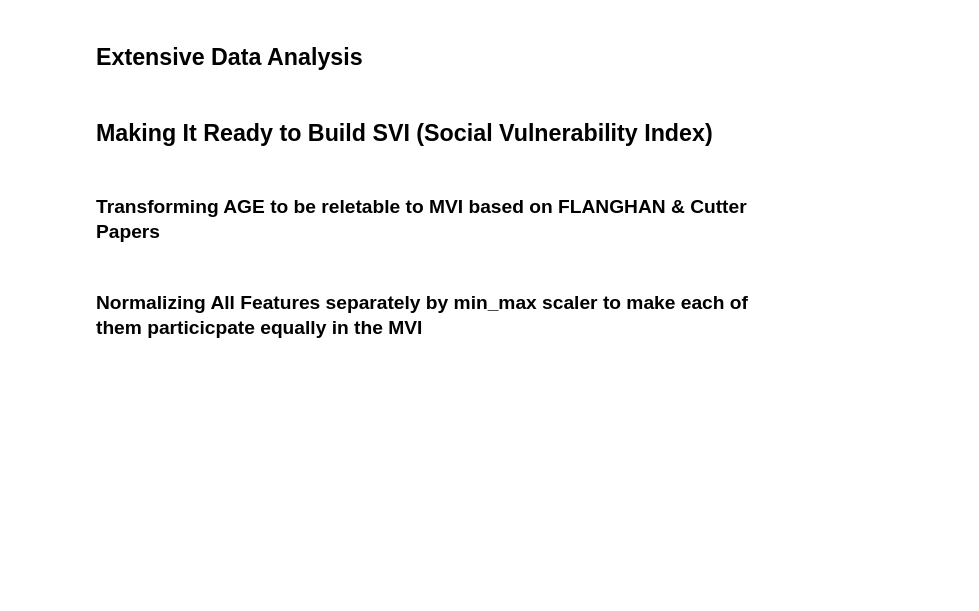
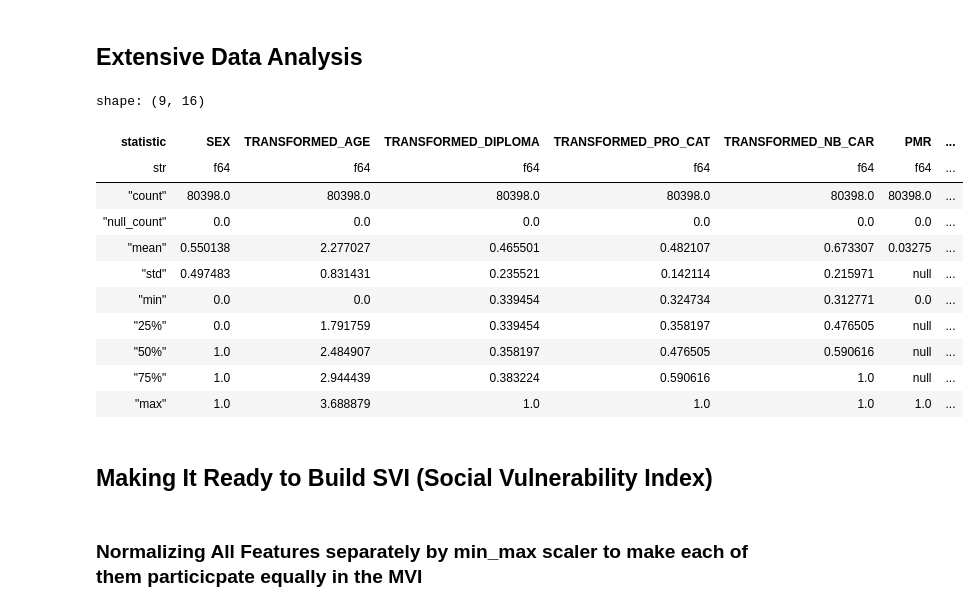
Before and after one commit to DEVOLOPER-1/Sim-Equity, a Jupyter notebook: EDA.ipynb, the cells around one changed output. Cells and saved outputs as stored; diff of their text form; code cells hidden in the pictures; blank space fills up the shorter version.

```diff
--- a/EDA.ipynb
+++ b/EDA.ipynb
@@ -77,21 +135,39 @@ individuals_with_trips_df = individuals_with_trips_df.with_columns(
     pl.col("BIKE").replace({"4+":4}, return_dtype=pl.Int8),
     pl.col("ELECT_SCOOTER").replace({"4+":4}, return_dtype=pl.Int8),
 
-
+    #"NAVIGO_SUB", "IMAGINER_SUB", "OTHER_SUB_PT" , "BIKE_SUB", "NSM_SUB"
+    pl.col("NAVIGO_SUB").replace({0:1 , 1:0}),
+    pl.col("IMAGINER_SUB").replace({0:1 , 1:0}),
+    pl.col("OTHER_SUB_PT").replace({0:1 , 1:0}),
+    pl.col("BIKE_SUB").replace({0:1 , 1:0}),
+    pl.col("NSM_SUB").replace({0:1 , 1:0}),
 
     ]
 )
 # %% [markdown]
 ### Applying the decreasing function 1/1+log(x) according to the described relations bet. the features applied on it & the Social Vulnerability Index
 # %%
+mean_age = round(individuals_with_trips_df["AGE"].mean())
+individuals_with_trips_df = individuals_with_trips_df.with_columns(
+    [
+    pl.col("AGE").map_elements(lambda
+                                   x:  log(1+abs(x-mean_age))
+
+                               ).alias('TRANSFORMED_AGE'),
+    ]
+)
+
+
+
+
 individuals_with_trips_df = individuals_with_trips_df.with_columns([
-    pl.col("NB_CAR").map_elements(lambda x : 1/1+log(1+x)).alias('TRANSFORMED_NB_CAR'), #added the 1 in the log to avoid the people with no cars
-    pl.col("PRO_CAT").map_elements(lambda x : 1/1+log(x)).alias('TRANSFORMED_PRO_CAT'),
-    pl.col("NBPERS_HOUSE").map_elements(lambda x : 1/1+log(x)).alias('TRANSFORMED_NBPERS_HOUSE'),
-    pl.col("TWO_WHEELER").map_elements(lambda x : 1/1+log(1+x)).alias('TRANSFORMED_TWO_WHEELER'),
-    pl.col("BIKE").map_elements(lambda x : 1/1+log(1+x)).alias('TRANSFORMED_BIKE'),
-    pl.col("ELECT_SCOOTER").map_elements(lambda x : 1/1+log(1+x)).alias('TRANSFORMED_ELECT_SCOOTER'),
-    pl.col("DIPLOMA").map_elements(lambda x : 1/1+log(1+x)).alias('TRANSFORMED_DIPLOMA'),
+    pl.col("NB_CAR").map_elements(lambda x : 1/(1+log(1+x))).alias('TRANSFORMED_NB_CAR'), #added the 1 in the log to avoid the people with no cars
+    pl.col("PRO_CAT").map_elements(lambda x : 1/(1+log(x))).alias('TRANSFORMED_PRO_CAT'),
+    pl.col("NBPERS_HOUSE").map_elements(lambda x : 1/(1+log(x))).alias('TRANSFORMED_NBPERS_HOUSE'),
+    pl.col("TWO_WHEELER").map_elements(lambda x : 1/(1+log(1+x))).alias('TRANSFORMED_TWO_WHEELER'),
+    pl.col("BIKE").map_elements(lambda x : 1/(1+log(1+x))).alias('TRANSFORMED_BIKE'),
+    pl.col("ELECT_SCOOTER").map_elements(lambda x : 1/(1+log(1+x))).alias('TRANSFORMED_ELECT_SCOOTER'),
+    pl.col("DIPLOMA").map_elements(lambda x : 1/(1+log(1+x))).alias('TRANSFORMED_DIPLOMA'),
 
 
 ])
@@ -106,10 +197,24 @@ individuals_with_trips_df.cast(dtypes={pl.Boolean:pl.Int8})
 # %%
 are_correlated = individuals_with_trips_df.select(
     pl.col(
-        "SEX" , "AGE", "DIPLOMA", "PRO_CAT", "NB_CAR" , "PMR" , "NBPERS_HOUSE" ,
-        "TWO_WHEELER", "BIKE", "ELECT_SCOOTER",
+        "SEX" , "TRANSFORMED_AGE", "TRANSFORMED_DIPLOMA", "TRANSFORMED_PRO_CAT", "TRANSFORMED_NB_CAR"
+        ,"PMR" , "TRANSFORMED_NBPERS_HOUSE" ,
+        "TRANSFORMED_TWO_WHEELER", "TRANSFORMED_BIKE", "TRANSFORMED_ELECT_SCOOTER",
         "NAVIGO_SUB", "IMAGINER_SUB", "OTHER_SUB_PT" , "BIKE_SUB", "NSM_SUB"
         )
 )
 
 are_correlated.describe()
+# %% [output]
+shape: (9, 16)
+| statistic | SEX | TRANSFORMED_AGE | TRANSFORMED_DIPLOMA | TRANSFORMED_PRO_CAT | TRANSFORMED_NB_CAR | PMR | ... |
+| str | f64 | f64 | f64 | f64 | f64 | f64 | ... |
+| "count" | 80398.0 | 80398.0 | 80398.0 | 80398.0 | 80398.0 | 80398.0 | ... |
+| "null_count" | 0.0 | 0.0 | 0.0 | 0.0 | 0.0 | 0.0 | ... |
+| "mean" | 0.550138 | 2.277027 | 0.465501 | 0.482107 | 0.673307 | 0.03275 | ... |
+| "std" | 0.497483 | 0.831431 | 0.235521 | 0.142114 | 0.215971 | null | ... |
+| "min" | 0.0 | 0.0 | 0.339454 | 0.324734 | 0.312771 | 0.0 | ... |
+| "25%" | 0.0 | 1.791759 | 0.339454 | 0.358197 | 0.476505 | null | ... |
+| "50%" | 1.0 | 2.484907 | 0.358197 | 0.476505 | 0.590616 | null | ... |
+| "75%" | 1.0 | 2.944439 | 0.383224 | 0.590616 | 1.0 | null | ... |
+| "max" | 1.0 | 3.688879 | 1.0 | 1.0 | 1.0 | 1.0 | ... |
@@ -124,5 +221,3 @@ System Dependency	NAVIGO_SUB, etc.	Reliance on public systems that might fail
 # %% [markdown]
 ## Making It Ready to Build SVI (Social Vulnerability Index)
-# %% [markdown]
-### Transforming AGE to be reletable to MVI based on FLANGHAN & Cutter Papers
 # %%
```
Also changed, not shown: parts of 23 cells of this notebook.
